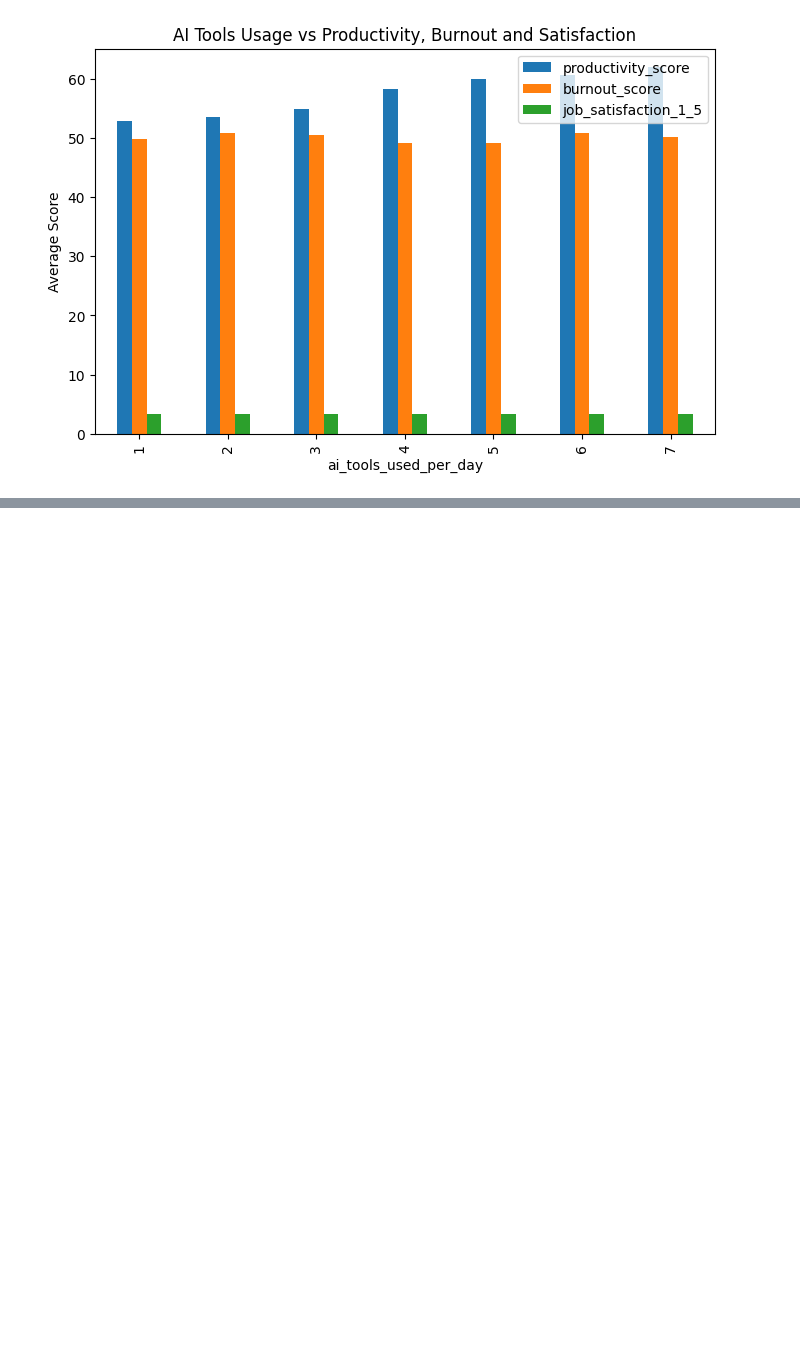
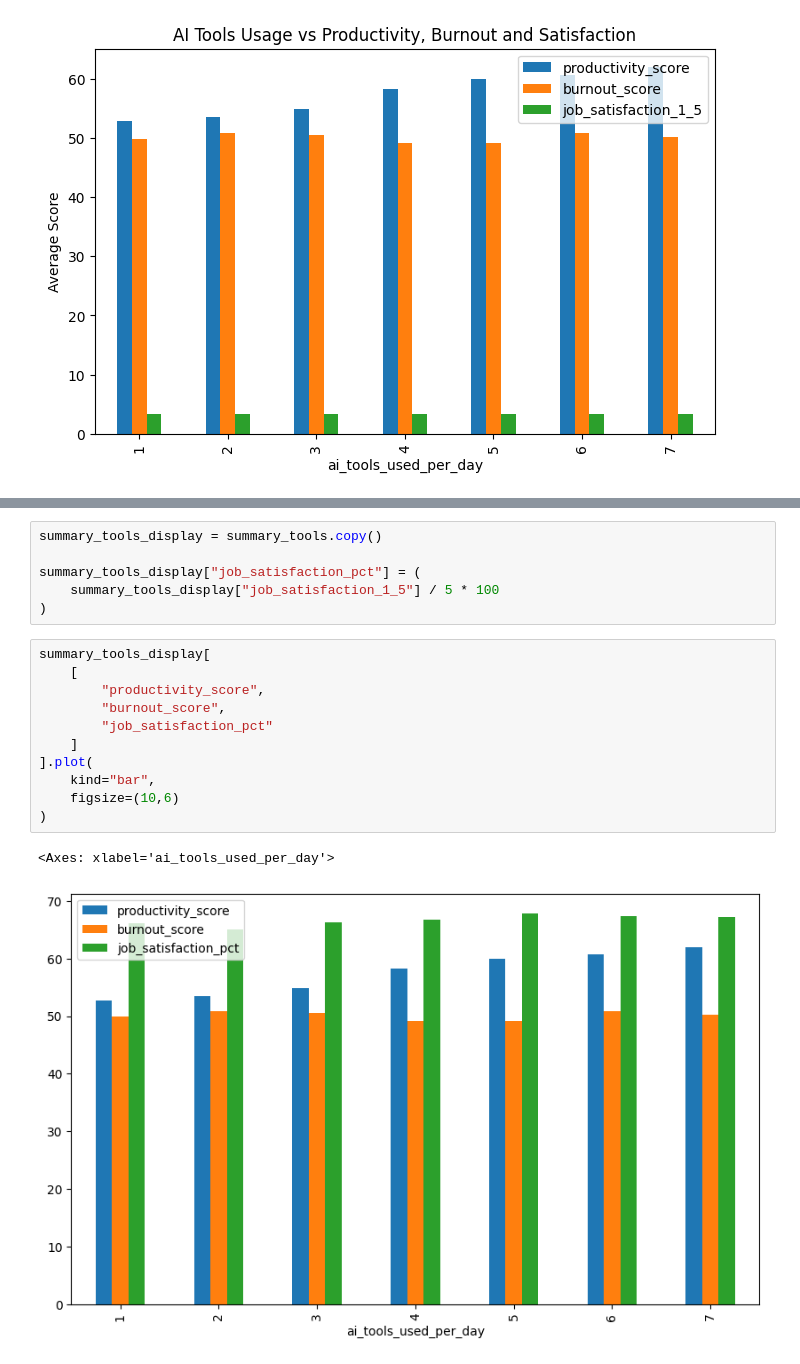
Before and after one commit to mariaravi/PP, a Jupyter notebook: notebooks/07_ai_burnout_eda.ipynb, the cells around one changed output, grey strips where cells are left out. Drawn from its saved outputs; the diff is of its cells as text; blank space fills up the shorter version.

```diff
--- a/notebooks/07_ai_burnout_eda.ipynb
+++ b/notebooks/07_ai_burnout_eda.ipynb
@@ -483,0 +516,20 @@ plt.show()
+# %%
+summary_tools_display = summary_tools.copy()
+
+summary_tools_display["job_satisfaction_pct"] = (
+    summary_tools_display["job_satisfaction_1_5"] / 5 * 100
+)
+# %%
+summary_tools_display[
+    [
+        "productivity_score",
+        "burnout_score",
+        "job_satisfaction_pct"
+    ]
+].plot(
+    kind="bar",
+    figsize=(10,6)
+)
+# %% [output]
+<Axes: xlabel='ai_tools_used_per_day'>
+[figure, added]
```
Also changed, not shown: parts of 14 cells of this notebook, 1 other file.
